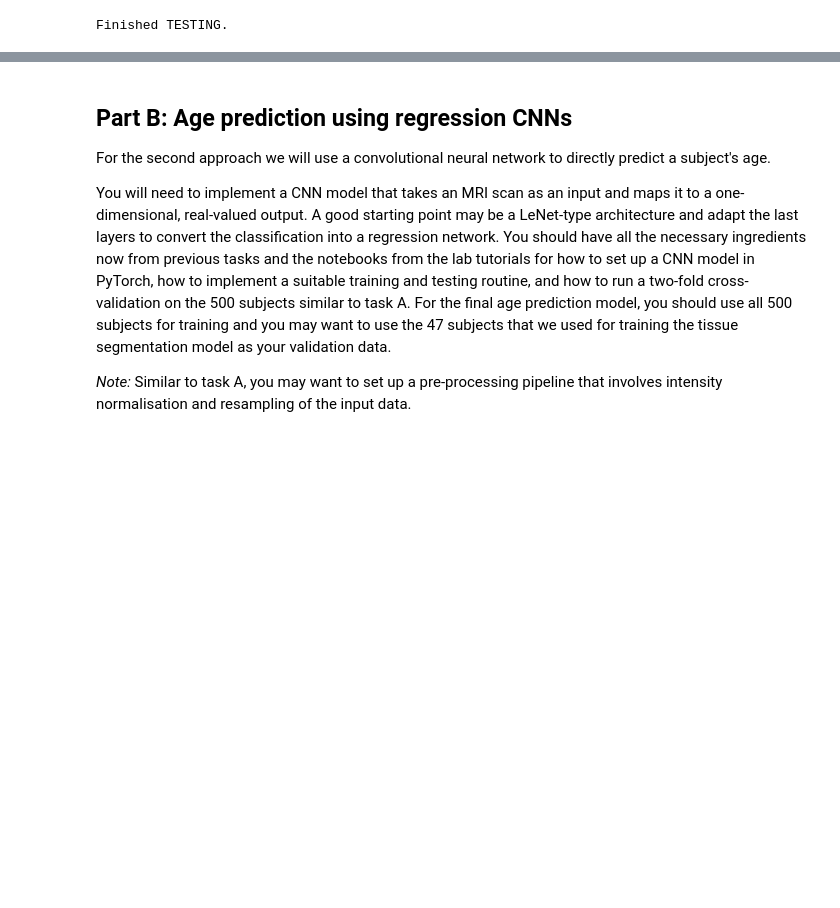
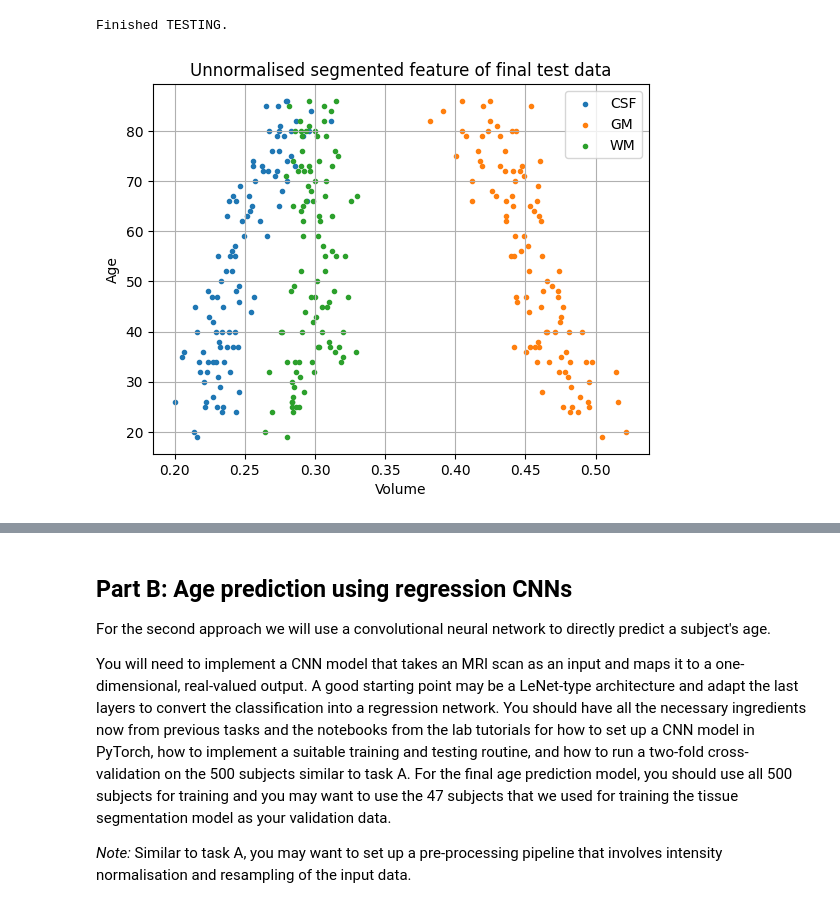
Before and after one commit to jdy22/ml_for_imaging, a Jupyter notebook: CW-Brain-Age-Regression.ipynb, the cells around one changed output, grey strips where cells are left out. Saved outputs shown, nothing was run; the diff lists cells and outputs as text; code cells hidden in the pictures; blank space fills up the shorter version.

```diff
--- a/CW-Brain-Age-Regression.ipynb
+++ b/CW-Brain-Age-Regression.ipynb
@@ -988,0 +1014,47 @@ Finished TESTING.
+# %%
+## CALCULATE ABSOLUTE TISSUE VOLUMES
+
+import os
+
+# USE THIS TO RUN THE CALCULATIONS ON YOUR SEGMENTATONS
+seg_dir = './output/pred/'
+
+# USE THIS TO RUN THE CALCULATIONS ON OUR REFERENCE SEGMENTATIONS
+#seg_dir = data_dir + 'segs_refs/'
+
+meta_data_reg_test = pd.read_csv(data_dir + 'meta/meta_data_regression_test.csv')
+ids_reg_test = list(meta_data_reg_test['subject_id'])
+files_reg_seg_test = [seg_dir + 'sub-' + f + '_T1w_seg.nii.gz' for f in ids_reg_test]
+
+# THIS MATRIX WILL STORE THE VOLUMES PER TISSUE CLASS
+vols = np.zeros((3,len(files_reg_seg_test)))
+
+for idx, _ in enumerate(tqdm(range(len(files_reg_seg_test)), desc='Calculating Features')):
+
+    seg_filename = files_reg_seg_test[idx]
+
+    if os.path.exists(seg_filename):
+        seg = sitk.ReadImage(seg_filename)
+
+        ########################################
+        # ADD YOUR CODE HERE
+        ########################################
+        seg = sitk.GetArrayFromImage(seg)
+        total_volume = (seg!=0).sum()
+
+        csf = (seg==1).sum() / total_volume
+        gm = (seg==2).sum() / total_volume
+        wm = (seg==3).sum() / total_volume
+        vols[0,idx], vols[1,idx], vols[2,idx] = csf, gm, wm
+# %%
+plt.scatter(vols[0,:],meta_data_reg_test['age'], marker='.')
+plt.scatter(vols[1,:],meta_data_reg_test['age'], marker='.')
+plt.scatter(vols[2,:],meta_data_reg_test['age'], marker='.')
+plt.grid()
+plt.title('Unnormalised segmented feature of final test data')
+plt.xlabel('Volume')
+plt.ylabel('Age')
+plt.legend(('CSF','GM','WM'))
+plt.show()
+# %% [output]
+[figure, added]
```
Also changed, not shown: parts of 16 cells of this notebook.
